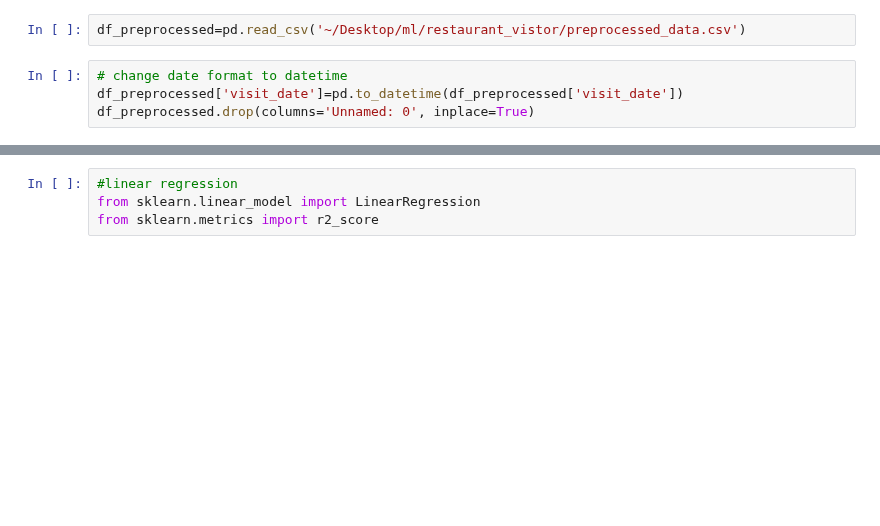
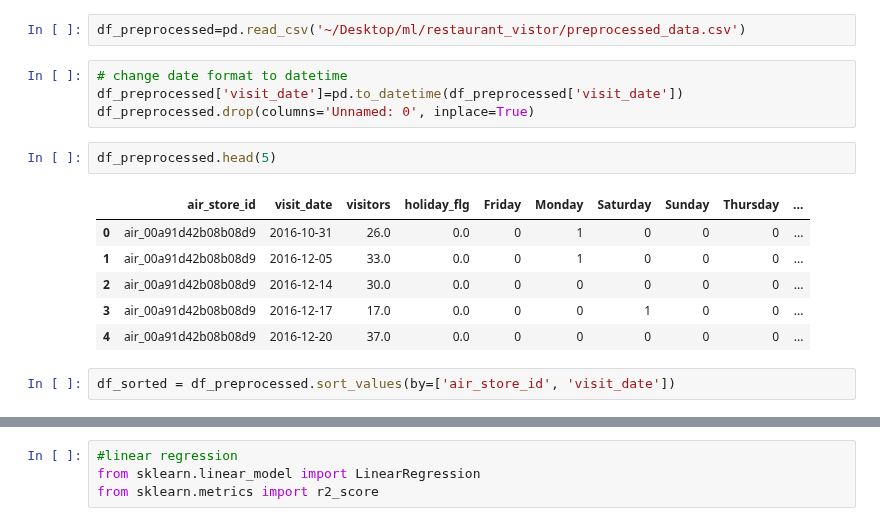
Before and after one commit to rockreid/RecruitRestaurantVisitorForecasting, a Jupyter notebook: Fei/time_series_process.ipynb, the cells around one changed output, grey strips where cells are left out. Cells and saved outputs as stored; diff of their text form; blank space fills up the shorter version.

```diff
--- a/Fei/time_series_process.ipynb
+++ b/Fei/time_series_process.ipynb
@@ -168,3 +168,14 @@ df_preprocessed=pd.read_csv('~/Desktop/ml/restaurant_vistor/preprocessed_data.cs
 # change date format to datetime
 df_preprocessed['visit_date']=pd.to_datetime(df_preprocessed['visit_date'])
 df_preprocessed.drop(columns='Unnamed: 0', inplace=True)
+# %%
+df_preprocessed.head(5)
+# %% [output]
+|  | air_store_id | visit_date | visitors | holiday_flg | Friday | Monday | Saturday | Sunday | Thursday | ... |
+| 0 | air_00a91d42b08b08d9 | 2016-10-31 | 26.0 | 0.0 | 0 | 1 | 0 | 0 | 0 | ... |
+| 1 | air_00a91d42b08b08d9 | 2016-12-05 | 33.0 | 0.0 | 0 | 1 | 0 | 0 | 0 | ... |
+| 2 | air_00a91d42b08b08d9 | 2016-12-14 | 30.0 | 0.0 | 0 | 0 | 0 | 0 | 0 | ... |
+| 3 | air_00a91d42b08b08d9 | 2016-12-17 | 17.0 | 0.0 | 0 | 0 | 1 | 0 | 0 | ... |
+| 4 | air_00a91d42b08b08d9 | 2016-12-20 | 37.0 | 0.0 | 0 | 0 | 0 | 0 | 0 | ... |
+# %%
+df_sorted = df_preprocessed.sort_values(by=['air_store_id', 'visit_date'])
```
Also changed, not shown: parts of 4 cells of this notebook.
